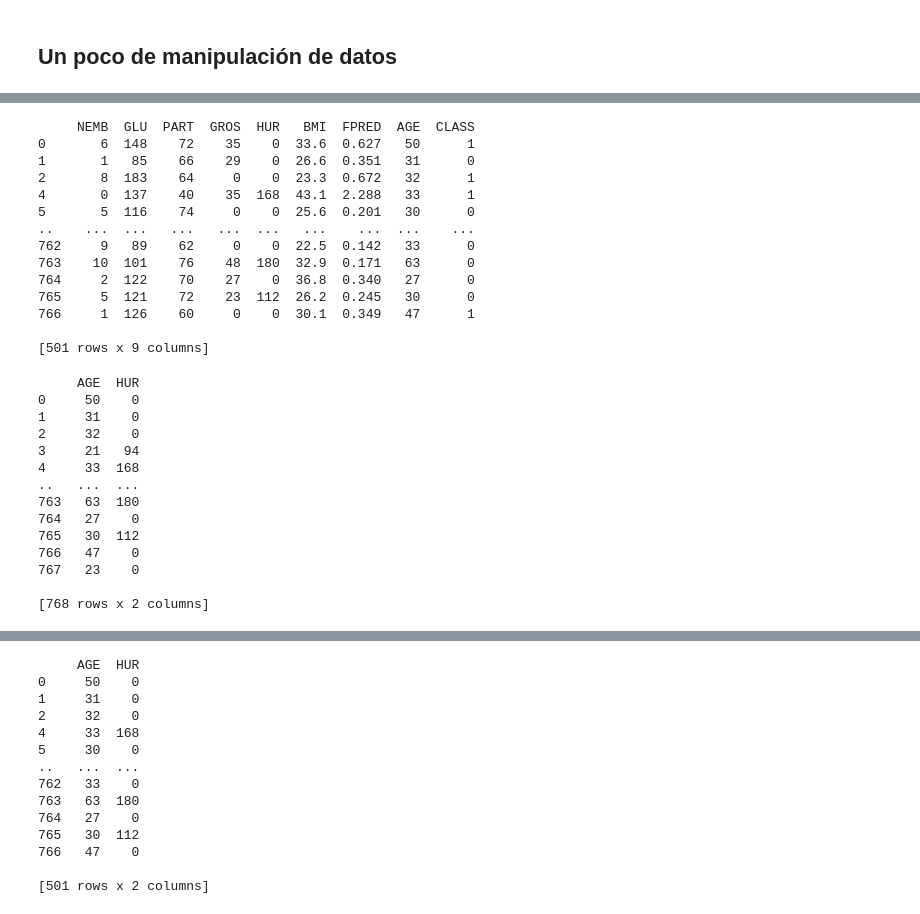
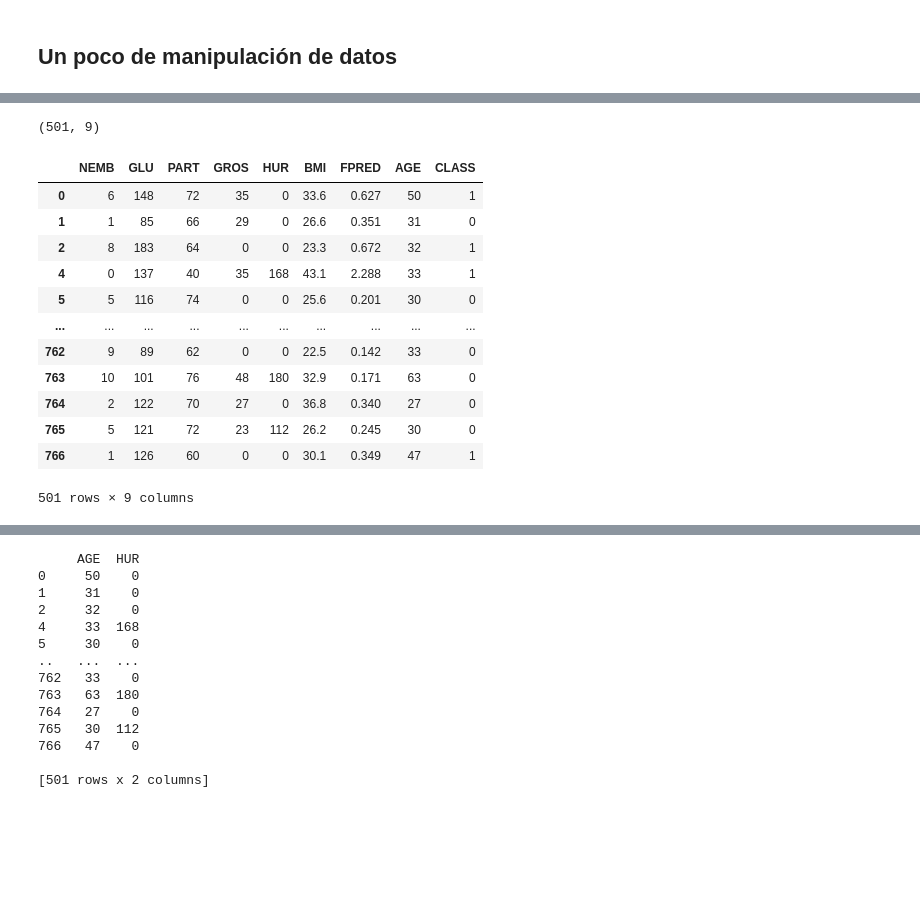
Before and after one commit to xlisouski/CursoDS, a Jupyter notebook: 06_Pandas_2.ipynb, the cells around one changed output, grey strips where cells are left out. Cells and saved outputs as stored; diff of their text form; code cells hidden in the pictures; blank space fills up the shorter version.

```diff
--- a/06_Pandas_2.ipynb
+++ b/06_Pandas_2.ipynb
@@ -106,37 +134,25 @@ print(df_mas25)
+# %%
+df_mas25.shape
+# %% [output]
+(501, 9)
 # %%
 # Directo en la misma sentencia:
 df_mas25 = df.loc[df['AGE'] > 25,:]
-print(df_mas25)
+df_mas25
 # %% [output]
+|  | NEMB | GLU | PART | GROS | HUR | BMI | FPRED | AGE | CLASS |
+| 0 | 6 | 148 | 72 | 35 | 0 | 33.6 | 0.627 | 50 | 1 |
+| 1 | 1 | 85 | 66 | 29 | 0 | 26.6 | 0.351 | 31 | 0 |
+| 2 | 8 | 183 | 64 | 0 | 0 | 23.3 | 0.672 | 32 | 1 |
+| 4 | 0 | 137 | 40 | 35 | 168 | 43.1 | 2.288 | 33 | 1 |
+| 5 | 5 | 116 | 74 | 0 | 0 | 25.6 | 0.201 | 30 | 0 |
+| ... | ... | ... | ... | ... | ... | ... | ... | ... | ... |
+| 762 | 9 | 89 | 62 | 0 | 0 | 22.5 | 0.142 | 33 | 0 |
+| 763 | 10 | 101 | 76 | 48 | 180 | 32.9 | 0.171 | 63 | 0 |
+| 764 | 2 | 122 | 70 | 27 | 0 | 36.8 | 0.340 | 27 | 0 |
+| 765 | 5 | 121 | 72 | 23 | 112 | 26.2 | 0.245 | 30 | 0 |
+| 766 | 1 | 126 | 60 | 0 | 0 | 30.1 | 0.349 | 47 | 1 |
-     NEMB  GLU  PART  GROS  HUR   BMI  FPRED  AGE  CLASS
-0       6  148    72    35    0  33.6  0.627   50      1
-1       1   85    66    29    0  26.6  0.351   31      0
-2       8  183    64     0    0  23.3  0.672   32      1
-4       0  137    40    35  168  43.1  2.288   33      1
-5       5  116    74     0    0  25.6  0.201   30      0
-..    ...  ...   ...   ...  ...   ...    ...  ...    ...
-762     9   89    62     0    0  22.5  0.142   33      0
-763    10  101    76    48  180  32.9  0.171   63      0
-764     2  122    70    27    0  36.8  0.340   27      0
-765     5  121    72    23  112  26.2  0.245   30      0
-766     1  126    60     0    0  30.1  0.349   47      1
-
-[501 rows x 9 columns]
+501 rows × 9 columns
 # %%
 # Y si quiero elegir algunas columnas?
-print(df.loc[:,['AGE','HUR']])
+df_2col = df.loc[filtro_aplicar,['AGE','HUR']]
-# %% [output]
-     AGE  HUR
-0     50    0
-1     31    0
-2     32    0
-3     21   94
-4     33  168
-..   ...  ...
-763   63  180
-764   27    0
-765   30  112
-766   47    0
-767   23    0
-
-[768 rows x 2 columns]
```
Also changed, not shown: parts of 24 cells of this notebook.
